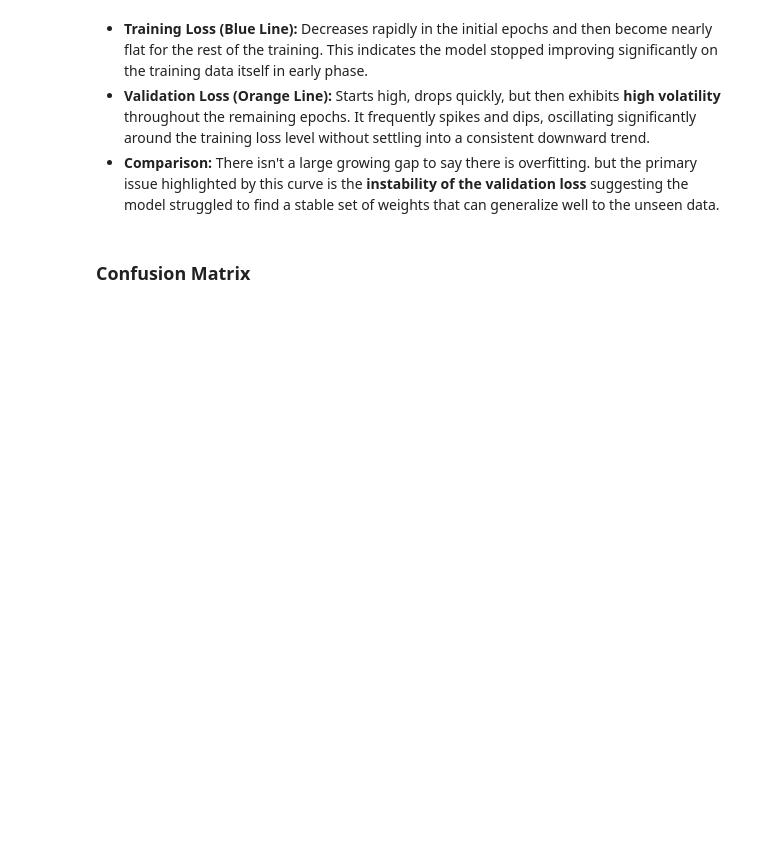
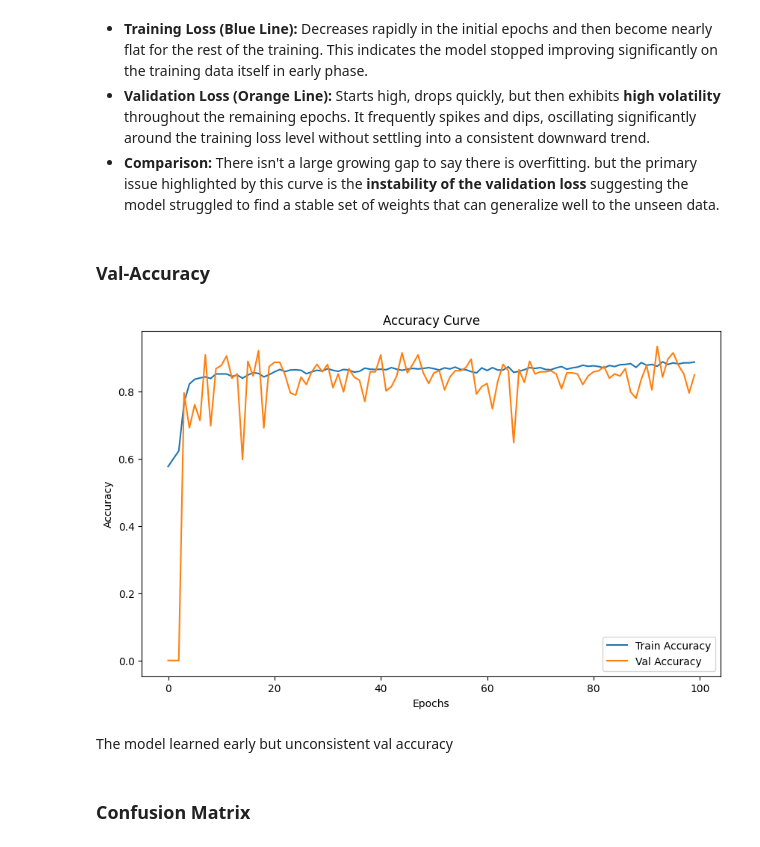
Before and after one commit to Ibrahem-Ali99/xai, a Jupyter notebook: notebooks/DNN/Mohamed_DNN.ipynb, the cells around one changed output. Cells and saved outputs as stored; diff of their text form; code cells hidden in the pictures; blank space fills up the shorter version.

```diff
--- a/notebooks/DNN/Mohamed_DNN.ipynb
+++ b/notebooks/DNN/Mohamed_DNN.ipynb
@@ -374,6 +386,21 @@ plt.show()
 *   **Training Loss (Blue Line):** Decreases rapidly in the initial epochs and then become nearly flat for the rest of the training. This indicates the model stopped improving significantly on the training data itself in early phase.
 *   **Validation Loss (Orange Line):** Starts high, drops quickly, but then exhibits **high volatility** throughout the remaining epochs. It frequently spikes and dips, oscillating significantly around the training loss level without settling into a consistent downward trend.
 *   **Comparison:** There isn't a large growing gap to say there is overfitting. but the primary issue highlighted by this curve is the **instability of the validation loss** suggesting the model struggled to find a stable set of weights that can generalize well to the unseen data.
+# %% [markdown]
+### Val-Accuracy
+# %%
+plt.figure(figsize=(10, 6))
+plt.plot(history.history['accuracy'], label='Train Accuracy')
+plt.plot(history.history['val_accuracy'], label='Val Accuracy')
+plt.title('Accuracy Curve')
+plt.xlabel('Epochs')
+plt.ylabel('Accuracy')
+plt.legend()
+plt.show()
+# %% [output]
+[figure, added]
+# %% [markdown]
+The model learned early but unconsistent val accuracy
 # %% [markdown]
 ### Confusion Matrix
 # %%
```
Also changed, not shown: parts of 21 cells of this notebook.
